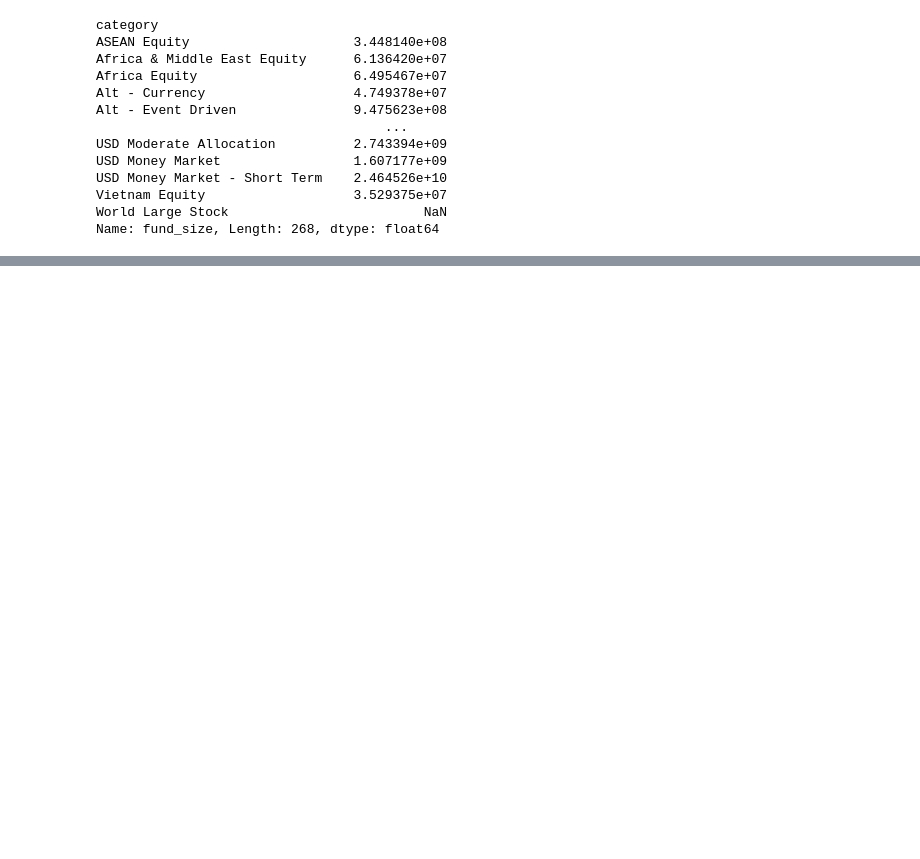
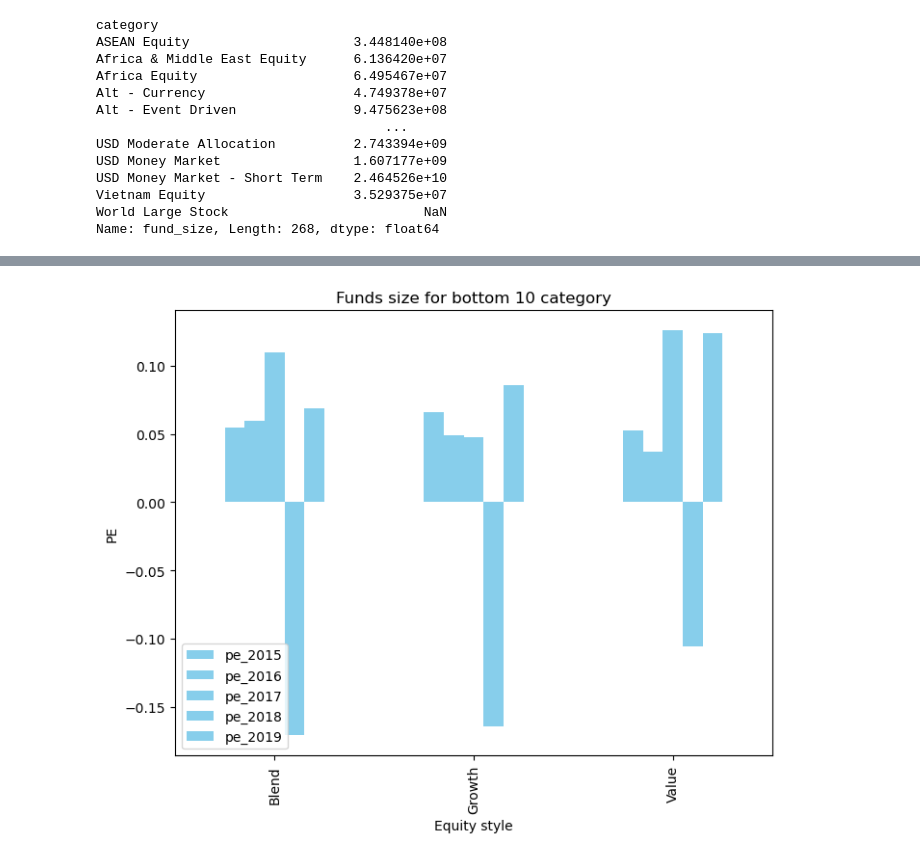
Before and after one commit to abishekchiffon/Risk_prediction_Mutual_funds, a Jupyter notebook: EDA Nov 25.ipynb, the cells around one changed output, grey strips where cells are left out. Saved outputs shown, nothing was run; the diff lists cells and outputs as text; code cells hidden in the pictures; blank space fills up the shorter version.

```diff
--- a/EDA Nov 25.ipynb
+++ b/EDA Nov 25.ipynb
@@ -343,0 +387,23 @@ plt.show()
+# %%
+#df = pd.DataFrame(df)
+
+# Assuming the return can be used as a proxy for earnings growth (very speculative)
+df['eps_2015'] = df['nav_per_share'] * df['fund_return_2015']
+df['eps_2016'] = df['nav_per_share'] * df['fund_return_2016']
+df['eps_2017'] = df['nav_per_share'] * df['fund_return_2017']
+df['eps_2018'] = df['nav_per_share'] * df['fund_return_2018']
+df['eps_2019'] = df['nav_per_share'] * df['fund_return_2019']
+# Calculate for other years similarly...
+
+# Now calculate P/E-like ratio for each year
+df['pe_2015'] = df['nav_per_share'] / df['eps_2015']
+df['pe_2016'] = df['nav_per_share'] / df['eps_2016']
+df['pe_2017'] = df['nav_per_share'] / df['eps_2017']
+df['pe_2018'] = df['nav_per_share'] / df['eps_2018']
+df['pe_2019'] = df['nav_per_share'] / df['eps_2019']
+
+# Calculate for other years similarly...
+
+# Aggregate by equity style
+pe_by_style_and_year = df.groupby('equity_style').agg({'pe_2015': 'mean', 'pe_2016': 'mean',  'pe_2017': 'mean', 'pe_2018': 'mean', 'pe_2019': 'mean'})
+# Add other years similarly...
@@ -343,0 +447,3 @@ plt.show()
+# %%
+for col in ['pe_2015', 'pe_2016', 'pe_2017', 'pe_2018','pe_2019']:
+    df[col].replace([np.inf, -np.inf], np.nan, inplace=True)
@@ -343,0 +466,2 @@ plt.show()
+# %%
+df = df.dropna(subset=['eps_2015','eps_2016','pe_2015','pe_2016', 'pe_2017', 'pe_2018','pe_2019'])
@@ -343,0 +483,3 @@ plt.show()
+# %%
+pe_by_style_and_year = df.groupby('equity_style').agg({'pe_2015': 'mean', 'pe_2016': 'mean',  'pe_2017': 'mean', 'pe_2018': 'mean', 'pe_2019': 'mean'})
+pe_by_style_and_year
@@ -343,0 +492,12 @@ plt.show()
+# %%
+# Create a bar plot
+pe_by_style_and_year.plot(kind='bar', color='skyblue', figsize=(8, 6))
+
+
+plt.xlabel('Equity style')
+plt.ylabel('PE')
+plt.title('Funds size for bottom 10 category')
+plt.xticks(rotation=90)  # Rotate the x-axis labels to be horizontal
+plt.show()
+# %% [output]
+[figure, added]
```
Also changed, not shown: parts of 41 cells of this notebook.
